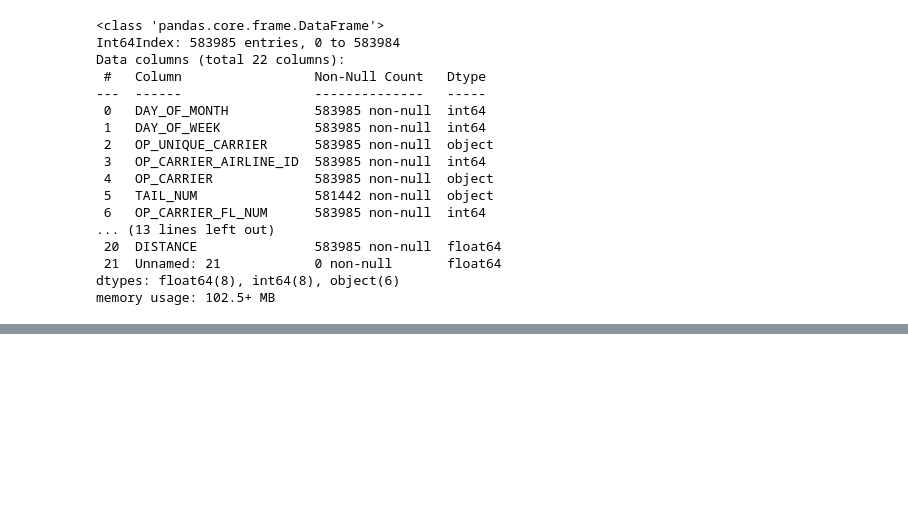
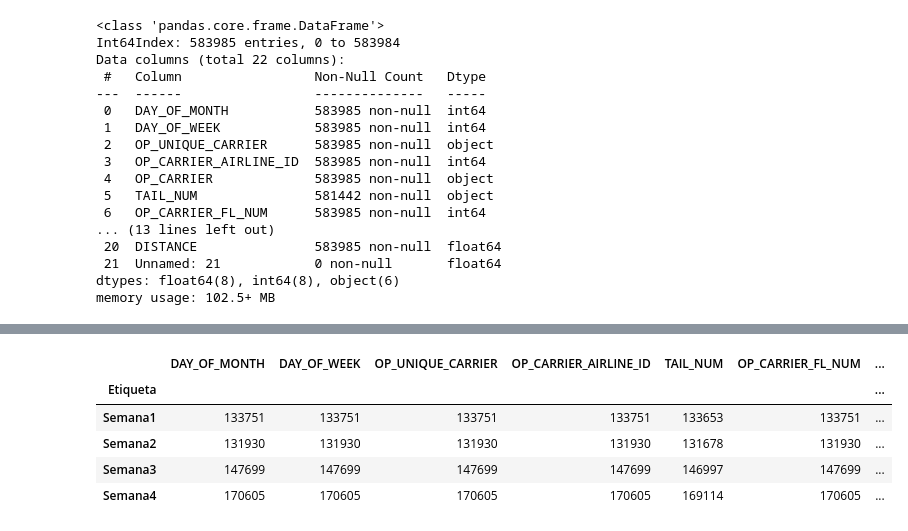
Before and after one commit to roig7/Practicamining1, a Jupyter notebook: LAB01-GRUPORoigChavarri/Practica2Vuelos.ipynb, the cells around one changed output, grey strips where cells are left out. Saved outputs shown, nothing was run; the diff lists cells and outputs as text; code cells hidden in the pictures; blank space fills up the shorter version.

```diff
--- a/LAB01-GRUPORoigChavarri/Practica2Vuelos.ipynb
+++ b/LAB01-GRUPORoigChavarri/Practica2Vuelos.ipynb
@@ -60,4 +60,4 @@ dtypes: float64(8), int64(8), object(6)
 memory usage: 102.5+ MB
 # %%
 #Eliminamos las columnas repetidas o que no aporten ninguna informacion
-data.drop(columns=['OP_CARRIER','DEP_DEL15','ARR_DEL15','CANCELLED','DIVERTED','Unnamed: 21'])
+data=data.drop(columns=['OP_CARRIER','DEP_DEL15','ARR_DEL15','CANCELLED','DIVERTED','Unnamed: 21'])
@@ -77,0 +64,8 @@ data.drop(columns=['OP_CARRIER','DEP_DEL15','ARR_DEL15','CANCELLED','DIVERTED','
+# %%
+conditionlist = [
+    (data['DAY_OF_MONTH'] >= 1) & (data['DAY_OF_MONTH'] <=7),
+    (data['DAY_OF_MONTH'] >= 8) & (data['DAY_OF_MONTH'] <=14),
+    (data['DAY_OF_MONTH'] >= 15) & (data['DAY_OF_MONTH'] <=22),
+    (data['DAY_OF_MONTH'] <= 31)]
+choicelist = ['Semana1', 'Semana2', 'Semana3','Semana4']
+data['Etiqueta'] = np.select(conditionlist, choicelist, default='Not Specified')
@@ -77,0 +88,11 @@ data.drop(columns=['OP_CARRIER','DEP_DEL15','ARR_DEL15','CANCELLED','DIVERTED','
+# %%
+enero=data.groupby(['Etiqueta']).count()
+# %%
+enero
+# %% [output]
+|  | DAY_OF_MONTH | DAY_OF_WEEK | OP_UNIQUE_CARRIER | OP_CARRIER_AIRLINE_ID | TAIL_NUM | OP_CARRIER_FL_NUM | ... |
+| Etiqueta |  |  |  |  |  |  | ... |
+| Semana1 | 133751 | 133751 | 133751 | 133751 | 133653 | 133751 | ... |
+| Semana2 | 131930 | 131930 | 131930 | 131930 | 131678 | 131930 | ... |
+| Semana3 | 147699 | 147699 | 147699 | 147699 | 146997 | 147699 | ... |
+| Semana4 | 170605 | 170605 | 170605 | 170605 | 169114 | 170605 | ... |
```
Also changed, not shown: parts of 2 cells of this notebook.
